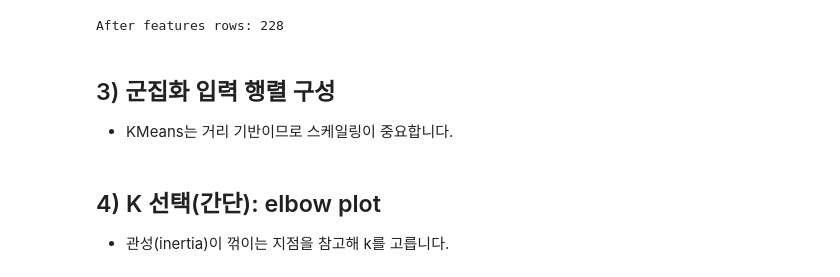
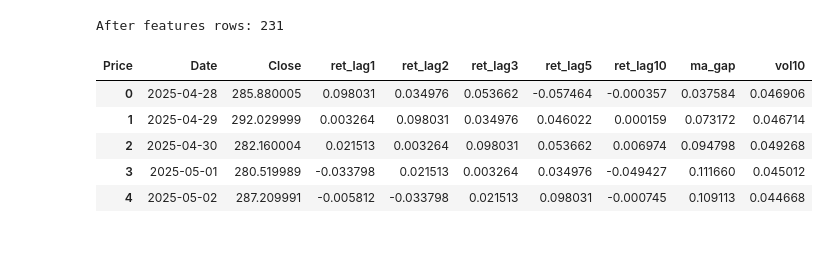
Before and after one commit to nhjung-phd/TimeSeriesAnalysis, a Jupyter notebook: notebooks/19_KMeans_Clustering.ipynb, the cells around one changed output. Cells and saved outputs as stored; diff of their text form; code cells hidden in the pictures; blank space fills up the shorter version.

```diff
--- a/notebooks/19_KMeans_Clustering.ipynb
+++ b/notebooks/19_KMeans_Clustering.ipynb
@@ -78,0 +50,20 @@ Rows: 247
+# %%
+# 단일 종목이라도 yfinance 버전에 따라 MultiIndex 컬럼이 반환될 수 있습니다.
+raw = yf.download('TSLA', start='2025-03-30', end='2026-03-30',
+                  auto_adjust=True, progress=False)
+if raw.empty:
+    raise ValueError('TSLA 데이터를 내려받지 못했습니다. 네트워크와 날짜 범위를 확인하세요.')
+if isinstance(raw.columns, pd.MultiIndex):
+    # yfinance에서 흔히 첫 번째 레벨은 가격항목, 두 번째 레벨은 종목입니다.
+    if 'Close' in raw.columns.get_level_values(0):
+        raw.columns = raw.columns.get_level_values(0)
+    elif 'Close' in raw.columns.get_level_values(-1):
+        raw.columns = raw.columns.get_level_values(-1)
+    else:
+        raise KeyError('다운로드한 데이터에서 Close 컬럼을 찾을 수 없습니다.')
+df = raw.reset_index().copy()
+df['Date'] = pd.to_datetime(df['Date'])
+df['Close'] = pd.to_numeric(df['Close'], errors='coerce')
+df = df.sort_values('Date').reset_index(drop=True)
+print('Rows:', len(df), '| Period:', df['Date'].min().date(), '~', df['Date'].max().date())
+display(df[['Date', 'Close']].head())
@@ -79,19 +96,25 @@ Rows: 247
 # %%
-# 특징(Feature) 생성: 과거 정보만 사용
+# t일 장 마감 이후 이용할 수 있는 관측값으로 특징을 구성합니다.
 df['ret1'] = df['Close'].pct_change()
+for lag in (1, 2, 3, 5, 10):
+    df[f'ret_lag{lag}'] = df['ret1'].shift(lag)
 
-for k in [1,2,3,5,10]:
-    df[f'ret_lag{k}'] = df['ret1'].shift(k)
+df['ma5'] = df['Close'].rolling(window=5, min_periods=5).mean()
+df['ma20'] = df['Close'].rolling(window=20, min_periods=20).mean()
+df['ma_gap'] = df['ma5'] / df['ma20'] - 1.0
+df['vol10'] = df['ret1'].rolling(window=10, min_periods=10).std()
 
-df['ma5']  = df['Close'].rolling(5).mean()
-df['ma20'] = df['Close'].rolling(20).mean()
-df['ma_gap'] = (df['ma5'] / df['ma20']) - 1.0
-df['vol10'] = df['ret1'].rolling(10).std()
-
-df = df.dropna().reset_index(drop=True)
-print("After features rows:", len(df))
+features = ['ret_lag1', 'ret_lag2', 'ret_lag3', 'ret_lag5', 'ret_lag10', 'ma_gap', 'vol10']
+df = df.dropna(subset=features + ['Close']).reset_index(drop=True)
+if len(df) < 70:
+    raise ValueError('유효 관측치가 70개 미만입니다. 날짜 범위를 늘리세요.')
+print('After features rows:', len(df))
+display(df[['Date', 'Close'] + features].head())
 # %% [output]
-After features rows: 228
+After features rows: 231
+| Price | Date | Close | ret_lag1 | ret_lag2 | ret_lag3 | ret_lag5 | ret_lag10 | ma_gap | vol10 |
+| 0 | 2025-04-28 | 285.880005 | 0.098031 | 0.034976 | 0.053662 | -0.057464 | -0.000357 | 0.037584 | 0.046906 |
+| 1 | 2025-04-29 | 292.029999 | 0.003264 | 0.098031 | 0.034976 | 0.046022 | 0.000159 | 0.073172 | 0.046714 |
+| 2 | 2025-04-30 | 282.160004 | 0.021513 | 0.003264 | 0.098031 | 0.053662 | 0.006974 | 0.094798 | 0.049268 |
+| 3 | 2025-05-01 | 280.519989 | -0.033798 | 0.021513 | 0.003264 | 0.034976 | -0.049427 | 0.111660 | 0.045012 |
+| 4 | 2025-05-02 | 287.209991 | -0.005812 | -0.033798 | 0.021513 | 0.098031 | -0.000745 | 0.109113 | 0.044668 |
-# %% [markdown]
-## 3) 군집화 입력 행렬 구성
-- KMeans는 거리 기반이므로 스케일링이 중요합니다.
@@ -104,3 +120,0 @@ X_scaled = scaler.fit_transform(X)
-# %% [markdown]
-## 4) K 선택(간단): elbow plot
-- 관성(inertia)이 꺾이는 지점을 참고해 k를 고릅니다.
```
Also changed, not shown: parts of 29 cells of this notebook.
